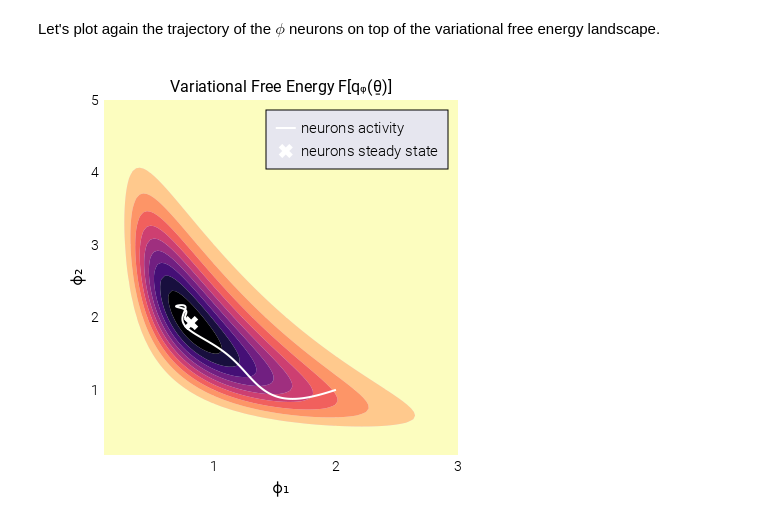
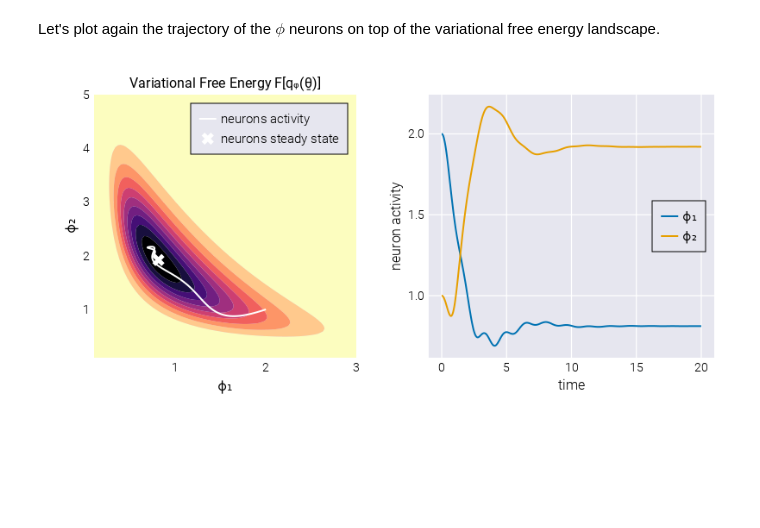
Before and after one commit to mrazomej/active_inference_tutorials, a Jupyter notebook: code/exploratory/bogacz_2017.ipynb, the cells around one changed output. Cells and saved outputs as stored; diff of their text form; code cells hidden in the pictures; blank space fills up the shorter version.

Commit message:
include plot with activity trajectory

```diff
--- a/code/exploratory/bogacz_2017.ipynb
+++ b/code/exploratory/bogacz_2017.ipynb
@@ -1027,8 +1027,8 @@ as above.
 init = [ϕ_init, εₚ⁽ᶿ⁾_init, εₗ⁽ˣ⁾_init]
 
 # Define number of steps
-n_steps = 1_500
+n_steps = 2_000
 
 # Evaluate trajectory
-sol = ϕ_neuron_dynamics_2D(init, x̲, Σ̲̲ₗ⁽ˣ⁾, μ̲ₚ⁽ᶿ⁾, Σ̲̲ₚ⁽ᶿ⁾)
+sol = ϕ_neuron_dynamics_2D(init, x̲, Σ̲̲ₗ⁽ˣ⁾, μ̲ₚ⁽ᶿ⁾, Σ̲̲ₚ⁽ᶿ⁾; n_steps=n_steps)
 # %% [output]
@@ -1168,37 +1168,56 @@ x̲ = [0.5, 1.2]
 vfe = vfe_2D(x̲, ϕ̲, Σ̲̲ₗ⁽ˣ⁾, μ̲ₚ⁽ᶿ⁾, Σ̲̲ₚ⁽ᶿ⁾)
 
 # Initialize figure
-fig = Figure(resolution=(450, 450))
+fig = Figure(resolution=(400 * 2, 400))
 
 # Add axis
 ax = Axis(
     fig[1, 1],
     xlabel="ϕ₁",
     ylabel="ϕ₂",
     title="Variational Free Energy F[qᵩ(θ̲)]",
     aspect=AxisAspect(1)
 )
 
 # Plot contour on posterior distribution
 co = contourf!(ax, vfe[1], vfe[2], vfe[3], colormap=Reverse(:magma))
 
 # Add MAP neurons trajectory
 lines!(
     ax, eachrow(sol[1])..., linewidth=2, label="neurons activity", color=:white
 )
 
 # Add final spot
 scatter!(
     ax,
     sol[1][:, end]...,
     marker=:xcross,
     markersize=20,
     color=:white,
     label="neurons steady state"
 )
 
-axislegend(ax,)
+axislegend(ax)
+
+# Add second axis
+
+# Add axis
+ax2 = Axis(
+    fig[1, 2],
+    xlabel="time",
+    ylabel="neuron activity"
+)
+
+# Define neuron labels
+labels = ["ϕ₁", "ϕ₂"]
+
+# Loop through each neuron
+for (i, row) in enumerate(eachrow(sol[1]))
+    lines!(ax2, sol[end], row, label=labels[i])
+end # for
+
+axislegend(ax2, position=:rc)
 
 fig
 # %% [output]
-[figure, old version]
+[figure, new version]
```
Also changed, not shown: parts of 2 cells of this notebook.
